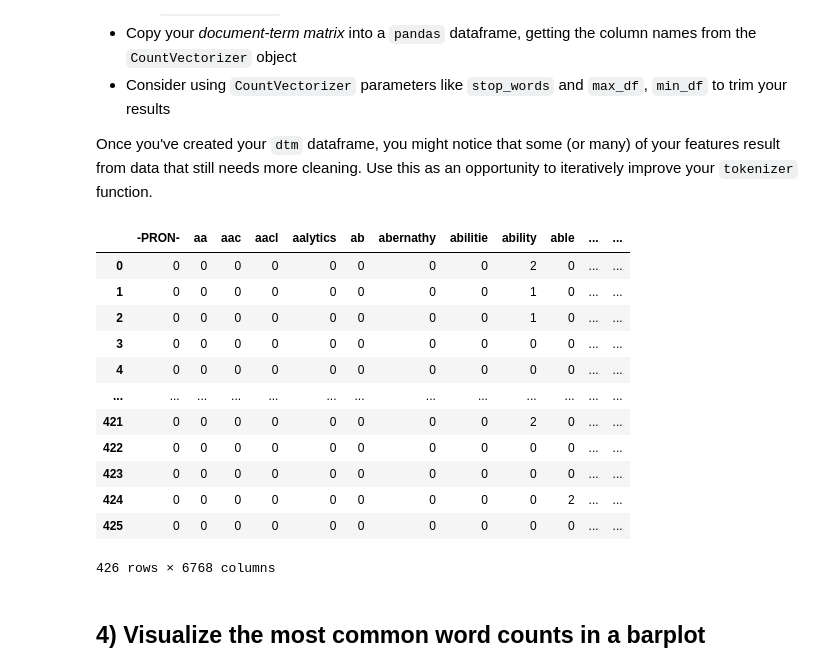
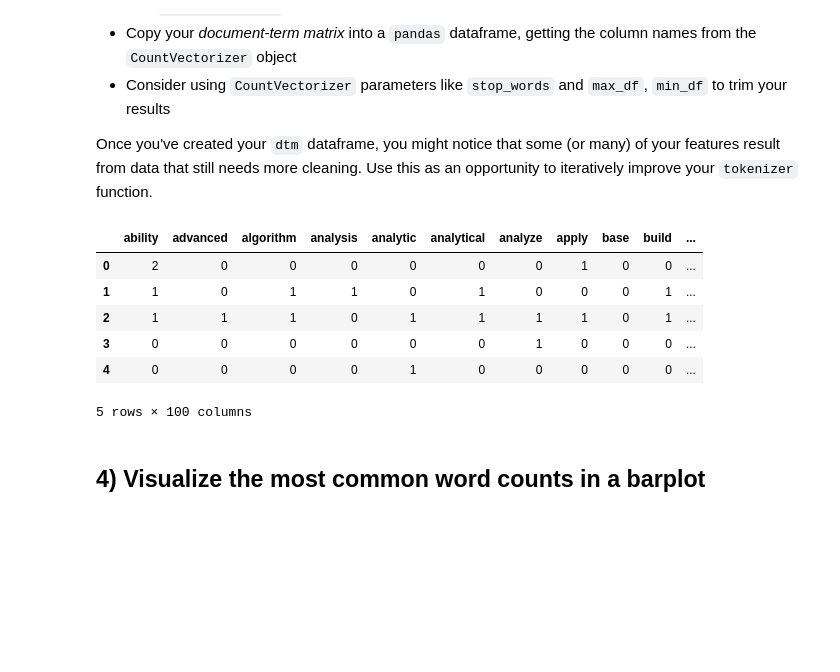
Before and after one commit to sikoh/Natural-Language-Processing, a Jupyter notebook: Vector-Representations/VectorRepresentations_Homework.ipynb, the cells around one changed output. Cells and saved outputs as stored; diff of their text form; code cells hidden in the pictures; blank space fills up the shorter version.

Commit message:
create a document-term matrix using CountVectorizer

```diff
--- a/Vector-Representations/VectorRepresentations_Homework.ipynb
+++ b/Vector-Representations/VectorRepresentations_Homework.ipynb
@@ -168,28 +168,20 @@ df["lemmas"][0]
 
 Once you've created your `dtm` dataframe, you might notice that some (or many) of your features result from data that still needs more cleaning. Use this as an opportunity to iteratively improve your `tokenizer` function.
 # %%
-###BEGIN SOLUTION
-# COMPLETE THE CODE IN THIS CELL
-vect =
-dtm_tf = # Here, tf stands for "term frequency, i.e. counts for each term"
-dtm_tf = pd.DataFrame()
-###END SOLUTION
+vect = CountVectorizer(stop_words='english', ngram_range=(1,2), max_features=100, tokenizer=tokenizer)
+
+dtm_tf = vect.fit_transform(df['clean_text'])# Here, tf stands for "term frequency, i.e. counts for each term"
+dtm_tf = pd.DataFrame(data=dtm_tf.toarray(), columns=vect.get_feature_names_out())
 # %%
-dtm_tf
+dtm_tf.head()
 # %% [output]
-|  | -PRON- | aa | aac | aacl | aalytics | ab | abernathy | abilitie | ability | able | ... | ... |
-| 0 | 0 | 0 | 0 | 0 | 0 | 0 | 0 | 0 | 2 | 0 | ... | ... |
-| 1 | 0 | 0 | 0 | 0 | 0 | 0 | 0 | 0 | 1 | 0 | ... | ... |
-| 2 | 0 | 0 | 0 | 0 | 0 | 0 | 0 | 0 | 1 | 0 | ... | ... |
-| 3 | 0 | 0 | 0 | 0 | 0 | 0 | 0 | 0 | 0 | 0 | ... | ... |
-| 4 | 0 | 0 | 0 | 0 | 0 | 0 | 0 | 0 | 0 | 0 | ... | ... |
-| ... | ... | ... | ... | ... | ... | ... | ... | ... | ... | ... | ... | ... |
-| 421 | 0 | 0 | 0 | 0 | 0 | 0 | 0 | 0 | 2 | 0 | ... | ... |
-| 422 | 0 | 0 | 0 | 0 | 0 | 0 | 0 | 0 | 0 | 0 | ... | ... |
-| 423 | 0 | 0 | 0 | 0 | 0 | 0 | 0 | 0 | 0 | 0 | ... | ... |
-| 424 | 0 | 0 | 0 | 0 | 0 | 0 | 0 | 0 | 0 | 2 | ... | ... |
-| 425 | 0 | 0 | 0 | 0 | 0 | 0 | 0 | 0 | 0 | 0 | ... | ... |
+|  | ability | advanced | algorithm | analysis | analytic | analytical | analyze | apply | base | build | ... |
+| 0 | 2 | 0 | 0 | 0 | 0 | 0 | 0 | 1 | 0 | 0 | ... |
+| 1 | 1 | 0 | 1 | 1 | 0 | 1 | 0 | 0 | 0 | 1 | ... |
+| 2 | 1 | 1 | 1 | 0 | 1 | 1 | 1 | 1 | 0 | 1 | ... |
+| 3 | 0 | 0 | 0 | 0 | 0 | 0 | 1 | 0 | 0 | 0 | ... |
+| 4 | 0 | 0 | 0 | 0 | 1 | 0 | 0 | 0 | 0 | 0 | ... |
-426 rows × 6768 columns
+5 rows × 100 columns
 # %% [markdown]
 ## 4) Visualize the most common word counts in a barplot
 # %%
```
Also changed, not shown: parts of 1 cell of this notebook.
